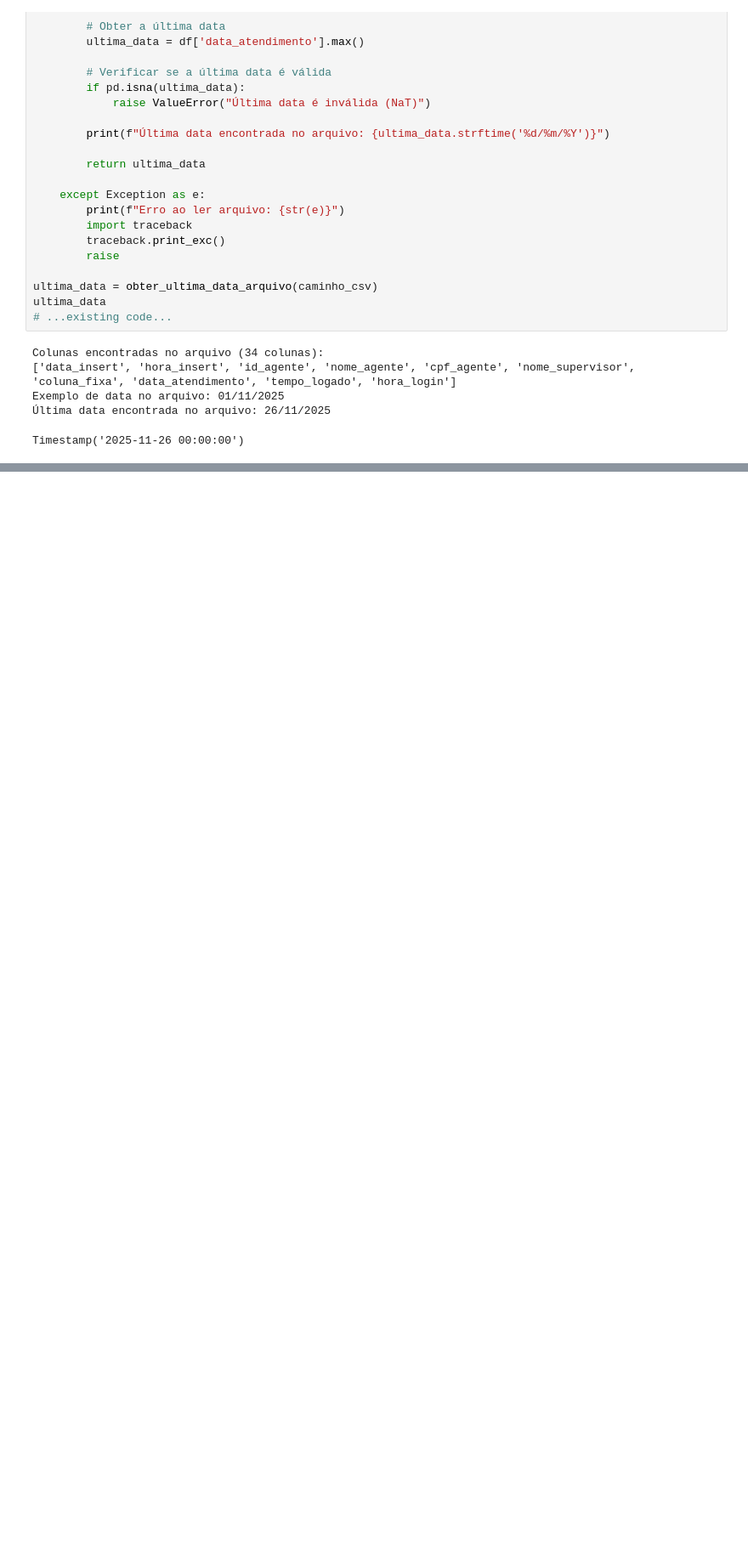
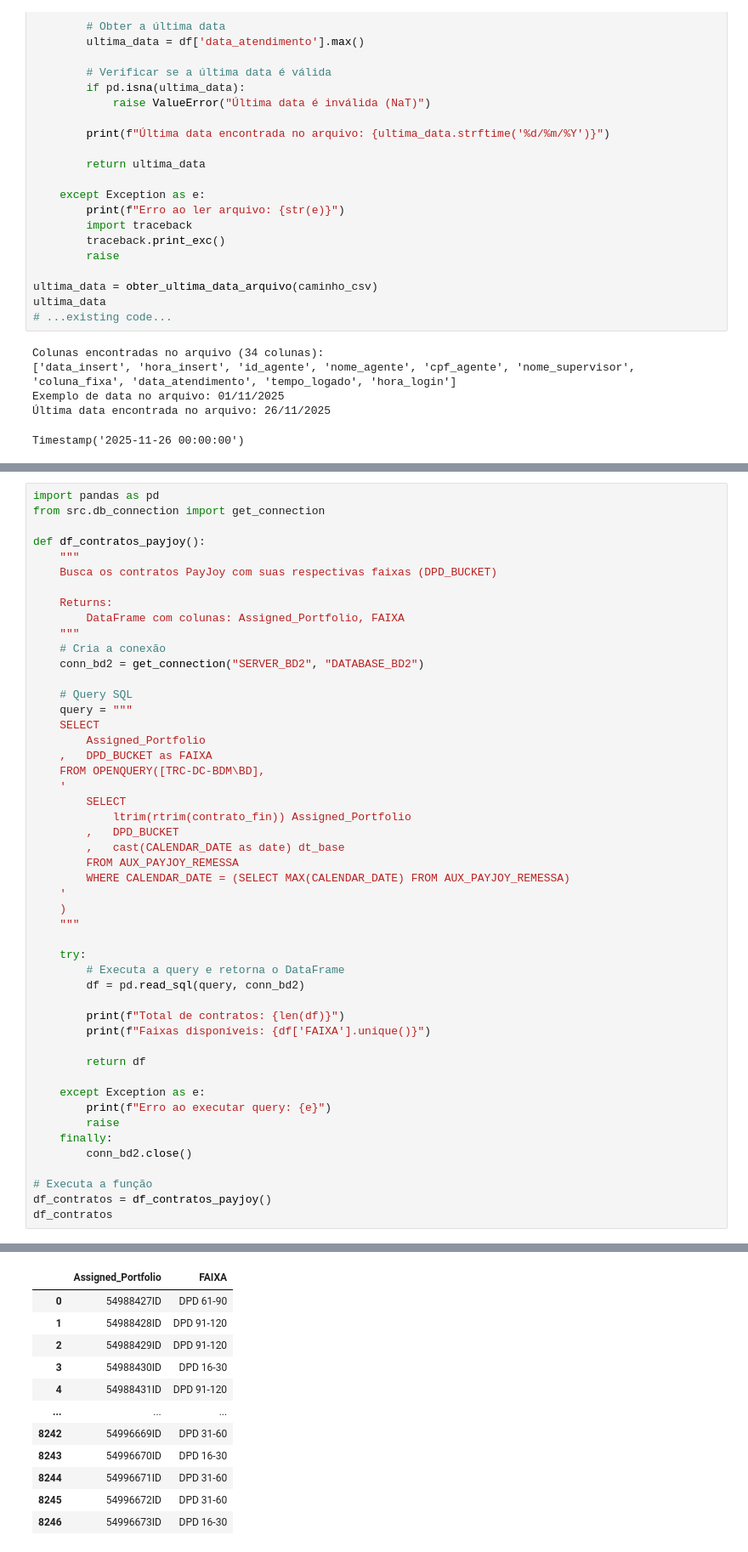
Before and after one commit to Claudiano-alves/Data-Analysis-Portfolio, a Jupyter notebook: Projects/Getnet/data_wrangling.ipynb, the cells around one changed output, grey strips where cells are left out. Shown: that part at 85% size. Saved outputs shown, nothing was run; the diff lists cells and outputs as text; blank space fills up the shorter version.

Commit message:
Adição de duas novas pipeline de dados, Ouze e Payjoy.

```diff
--- a/Projects/Getnet/data_wrangling.ipynb
+++ b/Projects/Getnet/data_wrangling.ipynb
@@ -769,0 +684,50 @@ Timestamp('2025-11-26 00:00:00')
+# %%
+import pandas as pd
+from src.db_connection import get_connection
+
+def df_contratos_payjoy():
+    """
+    Busca os contratos PayJoy com suas respectivas faixas (DPD_BUCKET)
+
+    Returns:
+        DataFrame com colunas: Assigned_Portfolio, FAIXA
+    """
+    # Cria a conexão
+    conn_bd2 = get_connection("SERVER_BD2", "DATABASE_BD2")
+
+    # Query SQL
+    query = """
+    SELECT
+        Assigned_Portfolio
+    ,   DPD_BUCKET as FAIXA
+    FROM OPENQUERY([TRC-DC-BDM\BD],
+    '
+        SELECT
+            ltrim(rtrim(contrato_fin)) Assigned_Portfolio
+        ,   DPD_BUCKET
+        ,   cast(CALENDAR_DATE as date) dt_base
+        FROM AUX_PAYJOY_REMESSA
+        WHERE CALENDAR_DATE = (SELECT MAX(CALENDAR_DATE) FROM AUX_PAYJOY_REMESSA)
+    '
+    )
+    """
+
+    try:
+        # Executa a query e retorna o DataFrame
+        df = pd.read_sql(query, conn_bd2)
+
+        print(f"Total de contratos: {len(df)}")
+        print(f"Faixas disponíveis: {df['FAIXA'].unique()}")
+
+        return df
+
+    except Exception as e:
+        print(f"Erro ao executar query: {e}")
+        raise
+    finally:
+        conn_bd2.close()
+
+# Executa a função
+df_contratos = df_contratos_payjoy()
+df_contratos
+# %% [output]
@@ -769,0 +736,12 @@ Timestamp('2025-11-26 00:00:00')
+|  | Assigned_Portfolio | FAIXA |
+| 0 | 54988427ID | DPD 61-90 |
+| 1 | 54988428ID | DPD 91-120 |
+| 2 | 54988429ID | DPD 91-120 |
+| 3 | 54988430ID | DPD 16-30 |
+| 4 | 54988431ID | DPD 91-120 |
+| ... | ... | ... |
+| 8242 | 54996669ID | DPD 31-60 |
+| 8243 | 54996670ID | DPD 16-30 |
+| 8244 | 54996671ID | DPD 31-60 |
+| 8245 | 54996672ID | DPD 31-60 |
+| 8246 | 54996673ID | DPD 16-30 |
```
Also changed, not shown: parts of 9 cells of this notebook, 28 other files.
